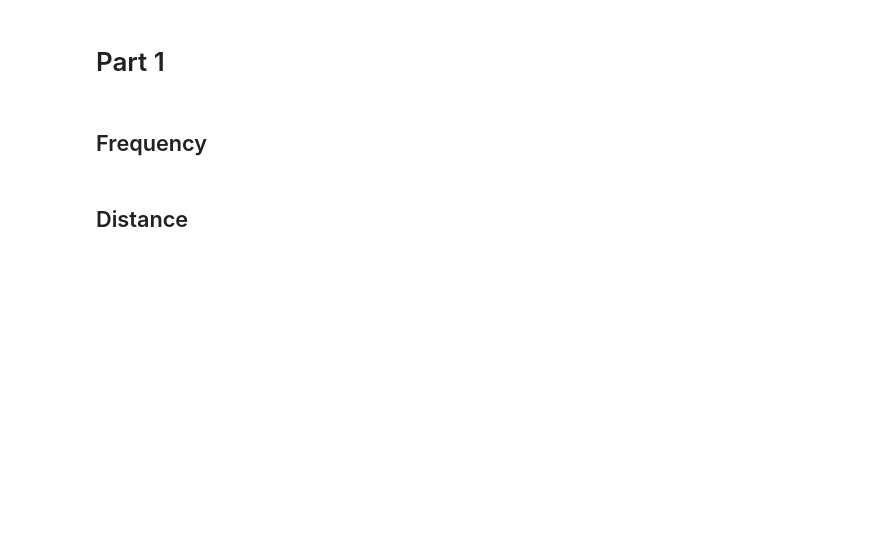
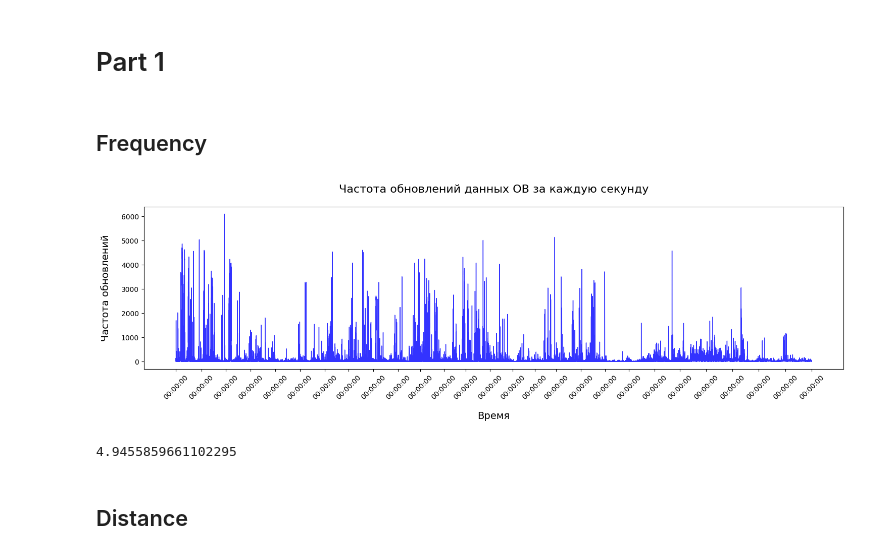
Before and after one commit to WastingT-me/HFT-Interviews, a Jupyter notebook: MD_task_Example_Polars.ipynb, the cells around one changed output. Saved outputs shown, nothing was run; the diff lists cells and outputs as text; code cells hidden in the pictures; blank space fills up the shorter version.

Commit message:
Add Computational time

```diff
--- a/MD_task_Example_Polars.ipynb
+++ b/MD_task_Example_Polars.ipynb
@@ -63,15 +86,20 @@ df = pl.read_csv("/content/drive/MyDrive/Quant/dataset_test/Local#FAST_CURR_MD#M
 Frequency_data = df.filter((pl.col('Mdtype') == 0) | (pl.col('Mdtype') == 2)).select(['ServerTimestamp [datatime, us]', 'Stream '])
 
 Frequency_data = Frequency_data.with_columns(
-    pl.col('ServerTimestamp [datatime, us]').str.strptime(pl.Datetime, fmt='%Y-%m-%d %H:%M:%S.%f')
+    pl.col('ServerTimestamp [datatime, us]').str.strptime(pl.Datetime, format='%Y-%m-%d %H:%M:%S%.f')
 )
 
 Frequency_data = Frequency_data.sort('ServerTimestamp [datatime, us]').with_columns(
-    (pl.col('ServerTimestamp [datatime, us]') - pl.col('ServerTimestamp [datatime, us]').shift(1)).dt.seconds().alias('TimeDiff')
+    (pl.col('ServerTimestamp [datatime, us]').cast(pl.Int64) - pl.col('ServerTimestamp [datatime, us]').shift(1).cast(pl.Int64)).alias('TimeDiff')
 )
 
-Frequency_data = Frequency_data.with_columns([
-    pl.col('ServerTimestamp [datatime, us]').dt.hour().alias('Hour'),
-    pl.col('ServerTimestamp [datatime, us]').dt.minute().alias('Minute'),
-    pl.col('ServerTimestamp [datatime, us]').dt.second().alias('Second')
-])
+# Convert TimeDiff from nanoseconds to seconds
+Frequency_data = Frequency_data.with_columns(
+    (pl.col('TimeDiff') / 1_000_000_000).alias('TimeDiff')
+)
+
+Frequency_data = (
+    Frequency_data
+    .filter(pl.col('TimeDiff') != 0)
+    .drop_nulls()
+)
@@ -83,13 +117,21 @@ filtered_data = Frequency_data.filter(
     (pl.col('ServerTimestamp [datatime, us]').dt.time() <= end_time)
 )
 
-frequency = filtered_data.groupby(['Hour', 'Minute', 'Second']).agg(pl.count().alias('count'))
+frequency = filtered_data.group_by(['Hour', 'Minute', 'Second']).agg(
+    pl.len().alias('count')
+)
 
-frequency = frequency.with_columns(
-    (pl.col('Hour').cast(pl.Utf8) + ':' +
-     pl.col('Minute').cast(pl.Utf8).zfill(2) + ':' +
-     pl.col('Second').cast(pl.Utf8).zfill(2)).alias('Time')
-).drop(['Hour', 'Minute', 'Second']).rename({'Time': 'index'})
+frequency = frequency.sort(by=['Hour', 'Minute', 'Second'])
+
+frequency = frequency.with_columns([
+    pl.concat_str([
+        pl.col('Hour').cast(pl.Utf8),
+        pl.lit(':'),
+        pl.col('Minute').cast(pl.Utf8).str.zfill(2),
+        pl.lit(':'),
+        pl.col('Second').cast(pl.Utf8).str.zfill(2)
+    ]).alias('Time')
+])
 # %%
 def create_time_range(start_time, end_time, interval_minutes):
     start_dt = datetime.strptime(start_time, '%H:%M:%S')
@@ -98,6 +140,6 @@ def create_time_range(start_time, end_time, interval_minutes):
     current_time = start_dt
     times = []
     while current_time <= end_dt:
-        times.append(current_time)
+        times.append(current_time.strftime('%H:%M:%S'))
         current_time += interval
     return times
@@ -104,21 +150,23 @@ def create_time_range(start_time, end_time, interval_minutes):
 # %%
 start_str = '10:00:00'
 end_str = '18:40:00'
 interval = 20
 
 tick_positions = create_time_range(start_str, end_str, interval)
 
 plt.figure(figsize=(15, 5))
-plt.plot(frequency['index'], frequency['count'], color='blue', linewidth=1, linestyle='-', alpha=0.8)
+plt.plot(frequency.select('Time').to_numpy().flatten(), frequency.select('count').to_numpy().flatten(), color='blue', linewidth=1, linestyle='-', alpha=0.8)
 plt.title('Частота обновлений данных ОВ за каждую секунду', fontsize=16, pad=20)
 plt.xlabel('Время', fontsize=14, labelpad=15)
 plt.ylabel('Частота обновлений', fontsize=14, labelpad=15)
 
 # Set custom x-axis formatter to display only HH:MM:SS
 plt.gca().xaxis.set_major_formatter(DateFormatter('%H:%M:%S'))
 # Manually set x-axis ticks
 plt.gca().set_xticks(tick_positions)
 
 plt.xticks(rotation=45, fontsize=10)
 plt.tight_layout()
 plt.show()
+# %% [output]
+[figure, added]
@@ -125,3 +175,7 @@ plt.show()
+# %%
+end - start
+# %% [output]
+4.9455859661102295
 # %% [markdown]
 ## Distance
 # %% [markdown]
```
Also changed, not shown: parts of 24 cells of this notebook, 1 other file.
